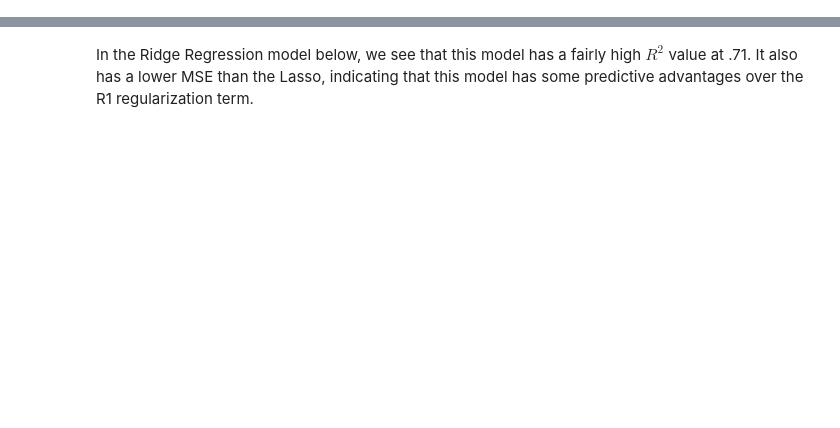
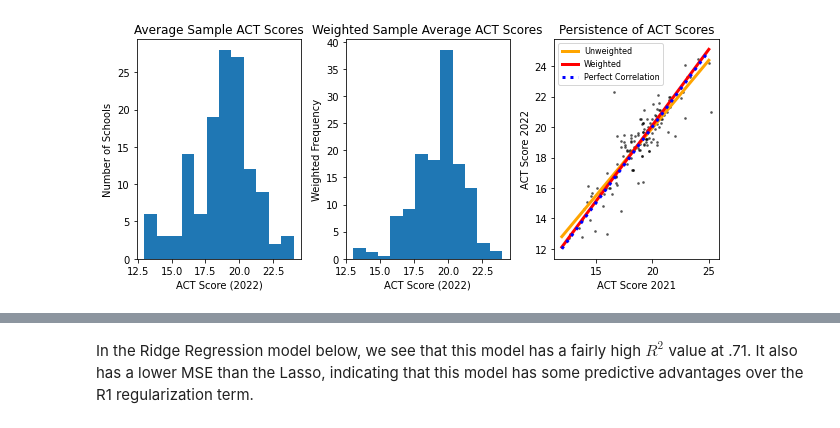
Before and after one commit to addmelo/volume3-project, a Jupyter notebook: Evaluation of Success Factors at Utah High Schools.ipynb, the cells around one changed output, grey strips where cells are left out. Cells and saved outputs as stored; diff of their text form; code cells hidden in the pictures; blank space fills up the shorter version.

```diff
--- a/Evaluation of Success Factors at Utah High Schools.ipynb
+++ b/Evaluation of Success Factors at Utah High Schools.ipynb
@@ -177,0 +125,25 @@ Best R2 Lasso: 0.5985425264313309
+# %%
+data = pd.read_csv('cleaned_with_salaries.csv') #Make a histogram of ACT scores,Weight by School Size
+weights = data['students_11_12'] / data['students_11_12'].mean()
+act22 = np.round(data['act22'])
+fig, [ax, ax2, ax3] = plt.subplots(figsize=(9,4), nrows=1, ncols=3)
+act22.plot(kind='hist', bins=12, grid=False, ax=ax)
+act22.plot(kind="hist", weights=weights, ax = ax2, bins=12)
+ax.set_title("Average Sample ACT Scores"); ax.set_xlabel("ACT Score (2022)"); ax.set_ylabel("Number of Schools")
+ax2.set_title("Weighted Sample Average ACT Scores");
+ax2.set_xlabel("ACT Score (2022)"); ax2.set_ylabel("Weighted Frequency"); plt.tight_layout()
+X = data['act21'].values.reshape(-1,1) #Regression of past year ACT on this year ACT
+y = data['act22'].values.reshape(-1,1)
+act_reg_model = LinearRegression().fit(X, y) #Unweighted Model
+beta, intercept = act_reg_model.coef_, act_reg_model.intercept_
+act_reg_model.fit(X, y, weights) #Weighted Model
+beta2, intercept2 = act_reg_model.coef_, act_reg_model.intercept_
+domain = np.linspace(12, 25, 100)
+ax3.scatter(data['act21'], data['act22'], color='black', marker='o', alpha=0.5, s=3) #Persistence Graph
+ax3.plot(domain, intercept[0]+beta[0]*domain, lw=3, label='Unweighted', color='orange')
+ax3.plot(domain, intercept2[0]+beta2[0]*domain, lw=3, label='Weighted', color='red')
+ax3.plot(domain, domain, ':', lw=3, label='Perfect Correlation', color='blue')
+ax3.set_xlabel("ACT Score 2021"); ax3.set_ylabel("ACT Score 2022");
+ax3.set_title("Persistence of ACT Scores"); ax3.legend(fontsize=8); plt.show()
+# %% [output]
+[figure, added]
```
Also changed, not shown: parts of 44 cells of this notebook, 3 other files.
